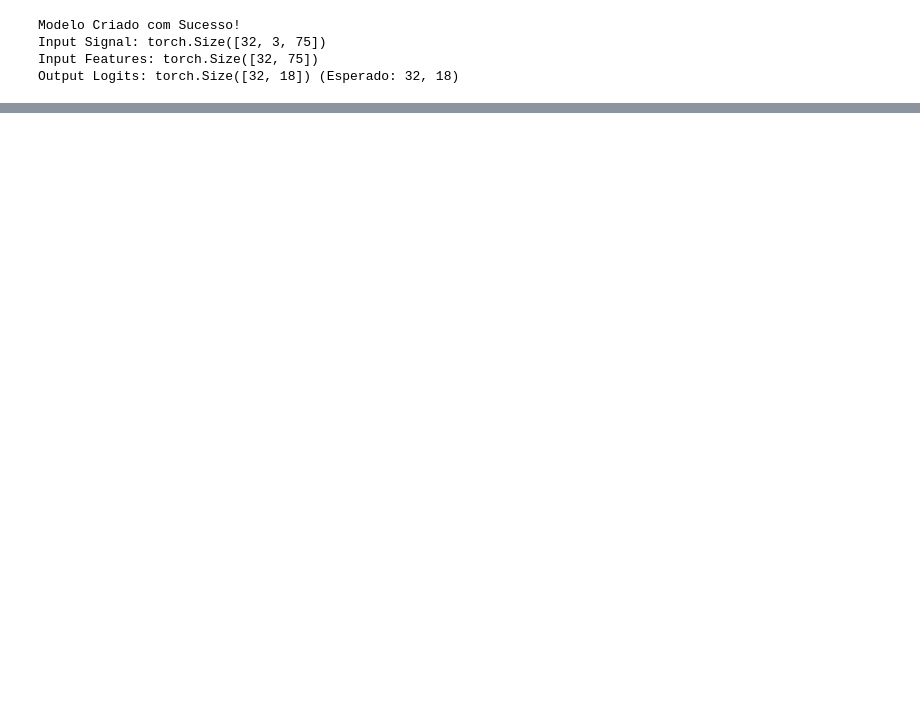
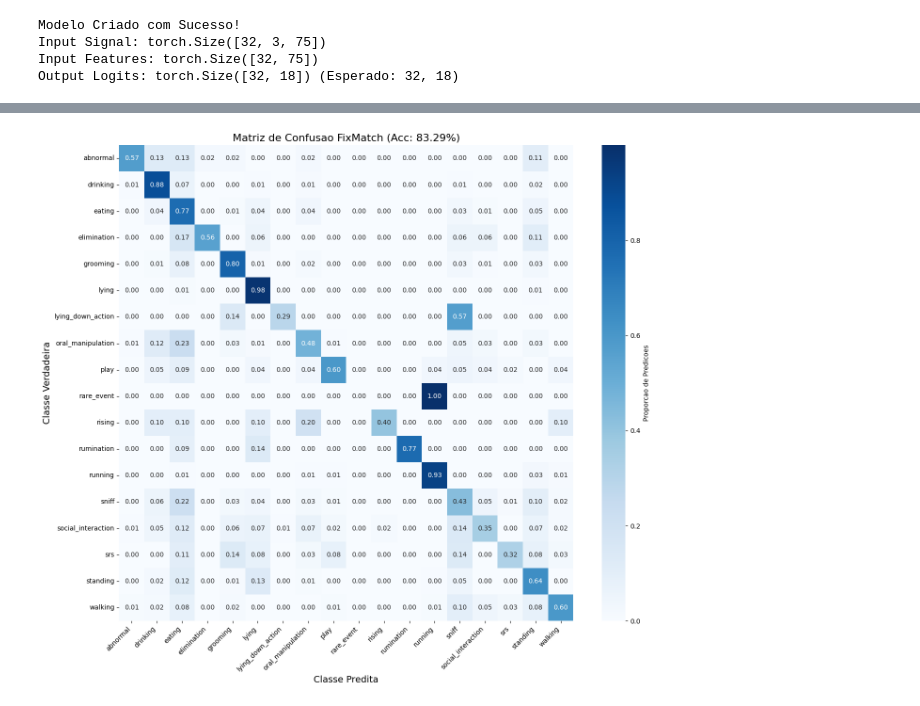
Before and after one commit to jgabrielsg/Calf-Behavior-Classification, a Jupyter notebook: actbecalf-windowed.ipynb, the cells around one changed output, grey strips where cells are left out. Saved outputs shown, nothing was run; the diff lists cells and outputs as text; code cells hidden in the pictures; blank space fills up the shorter version.

Commit message:
novo windowed e gráficos fixmatch-lstm

```diff
--- a/actbecalf-windowed.ipynb
+++ b/actbecalf-windowed.ipynb
@@ -939,0 +1611,90 @@ Loss Média:      0.8681
+# %%
+MODEL_PATH = "best_fixmatch_model.pth"
+NUM_CLASSES = 18
+N_FEATS = 75
+DEVICE = torch.device("cuda" if torch.cuda.is_available() else "cpu")
+
+def evaluate_fixmatch_final(test_loader, class_names):
+    print(f"Carregando modelo: {MODEL_PATH}")
+
+    # Instancia e Carrega Pesos
+    model = RobustHybridModel(num_classes=NUM_CLASSES, n_features_tsfel=N_FEATS).to(DEVICE)
+
+    if not os.path.exists(MODEL_PATH):
+        print("ERRO: Arquivo .pth nao encontrado.")
+        return
+
+    try:
+        state_dict = torch.load(MODEL_PATH, map_location=DEVICE)
+        model.load_state_dict(state_dict)
+        print("Pesos carregados com sucesso.")
+    except Exception as e:
+        print(f"Erro ao carregar pesos (verifique arquitetura): {e}")
+        return
+
+    model.eval()
+
+    y_true = []
+    y_pred = []
+    probs = []
+
+    print("Iniciando inferencia no Test Set...")
+
+    with torch.no_grad():
+        for x_sig, x_feat, labels in test_loader:
+            x_sig = x_sig.to(DEVICE)
+            x_feat = x_feat.to(DEVICE)
+            labels = labels.to(DEVICE)
+
+            # Forward
+            outputs = model(x_sig, x_feat)
+
+            # Predicao
+            _, predicted = torch.max(outputs, 1)
+
+            # Guarda na CPU
+            y_true.extend(labels.cpu().numpy())
+            y_pred.extend(predicted.cpu().numpy())
+
+    acc = accuracy_score(y_true, y_pred)
+    print("\n" + "="*40)
+    print(f"RESULTADO FINAL (FIXMATCH)")
+    print("="*40)
+    print(f"Acuracia Global: {acc:.2%}")
+    print("-" * 40)
+
+    # MATRIZ DE CONFUSAO
+    plt.figure(figsize=(14, 12))
+    cm = confusion_matrix(y_true, y_pred)
+    cm_norm = cm.astype('float') / (cm.sum(axis=1)[:, np.newaxis] + 1e-9)
+
+    sns.heatmap(cm_norm, annot=True, fmt='.2f', cmap='Blues',
+                xticklabels=class_names, yticklabels=class_names,
+                cbar_kws={'label': 'Proporcao de Predicoes'})
+
+    plt.title(f'Matriz de Confusao FixMatch (Acc: {acc:.2%})', fontsize=16)
+    plt.ylabel('Classe Verdadeira', fontsize=14)
+    plt.xlabel('Classe Predita', fontsize=14)
+    plt.xticks(rotation=45, ha='right')
+    plt.tight_layout()
+    plt.show()
+
+    # ACURACIA POR CLASSE
+    class_acc = cm.diagonal() / (cm.sum(axis=1) + 1e-9)
+    df_acc = pd.DataFrame({
+        'Comportamento': class_names,
+        'Acuracia': class_acc
+    }).sort_values('Acuracia', ascending=False)
+
+    plt.figure(figsize=(12, 6))
+    sns.barplot(x='Acuracia', y='Comportamento', data=df_acc, palette='viridis')
+    plt.axvline(acc, color='r', linestyle='--', label=f'Media Global ({acc:.2%})')
+    plt.title('Acuracia por Classe Individual', fontsize=15)
+    plt.xlabel('Acuracia (0-1)')
+    plt.xlim(0, 1.0)
+    plt.legend()
+    plt.tight_layout()
+    plt.show()
+
+evaluate_fixmatch_final(dl_test, classes)
+# %% [output]
@@ -939,0 +1710 @@ Loss Média:      0.8681
+[figure, added]
```
Also changed, not shown: parts of 34 cells of this notebook, 11 other files.
